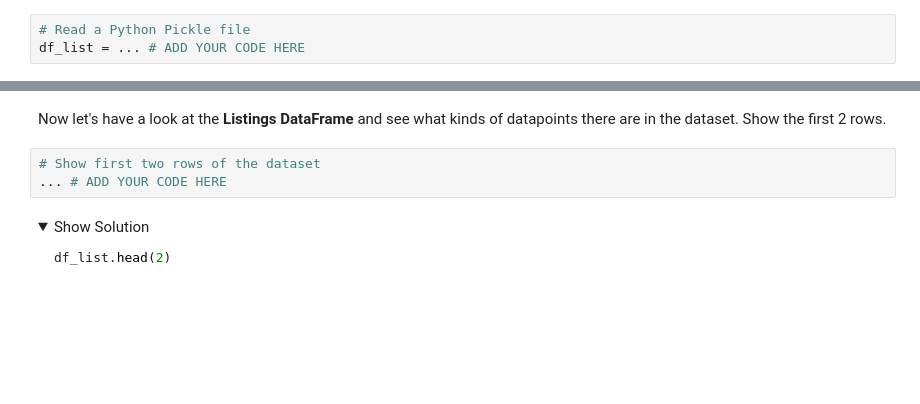
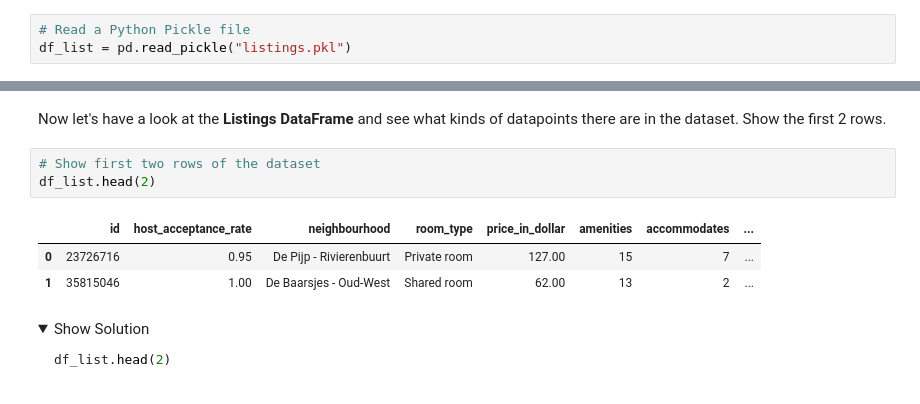
Before and after one commit to joeljohnston/pyforml, a Jupyter notebook: Week_4_Unsupervised_Learning_and_Classification_with_Scikit_learn.ipynb, the cells around one changed output, grey strips where cells are left out. Drawn from its saved outputs; the diff is of its cells as text; folded sections open; blank space fills up the shorter version.

```diff
--- a/Week_4_Unsupervised_Learning_and_Classification_with_Scikit_learn.ipynb
+++ b/Week_4_Unsupervised_Learning_and_Classification_with_Scikit_learn.ipynb
@@ -48,7 +64,7 @@ Please load the downloaded file as a DataFrame (df). The method for loading thes
 Read the Python Pickle file we've just downloaded as `df_list`.
 # %%
 # Read a Python Pickle file
-df_list = ... # ADD YOUR CODE HERE
+df_list = pd.read_pickle("listings.pkl")
 # %% [markdown]
 <details>
 <summary>Show Solution</summary>
@@ -61,7 +77,11 @@ df_list = pd.read_pickle("listings.pkl")
 Now let's have a look at the **Listings DataFrame** and see what kinds of datapoints there are in the dataset. Show the first 2 rows.
 # %%
 # Show first two rows of the dataset
-... # ADD YOUR CODE HERE
+df_list.head(2)
+# %% [output]
+|  | id | host_acceptance_rate | neighbourhood | room_type | price_in_dollar | amenities | accommodates | ... |
+| 0 | 23726716 | 0.95 | De Pijp - Rivierenbuurt | Private room | 127.00 | 15 | 7 | ... |
+| 1 | 35815046 | 1.00 | De Baarsjes - Oud-West | Shared room | 62.00 | 13 | 2 | ... |
 # %% [markdown]
 <details>
 <summary>Show Solution</summary>
```
Also changed, not shown: parts of 45 cells of this notebook.
